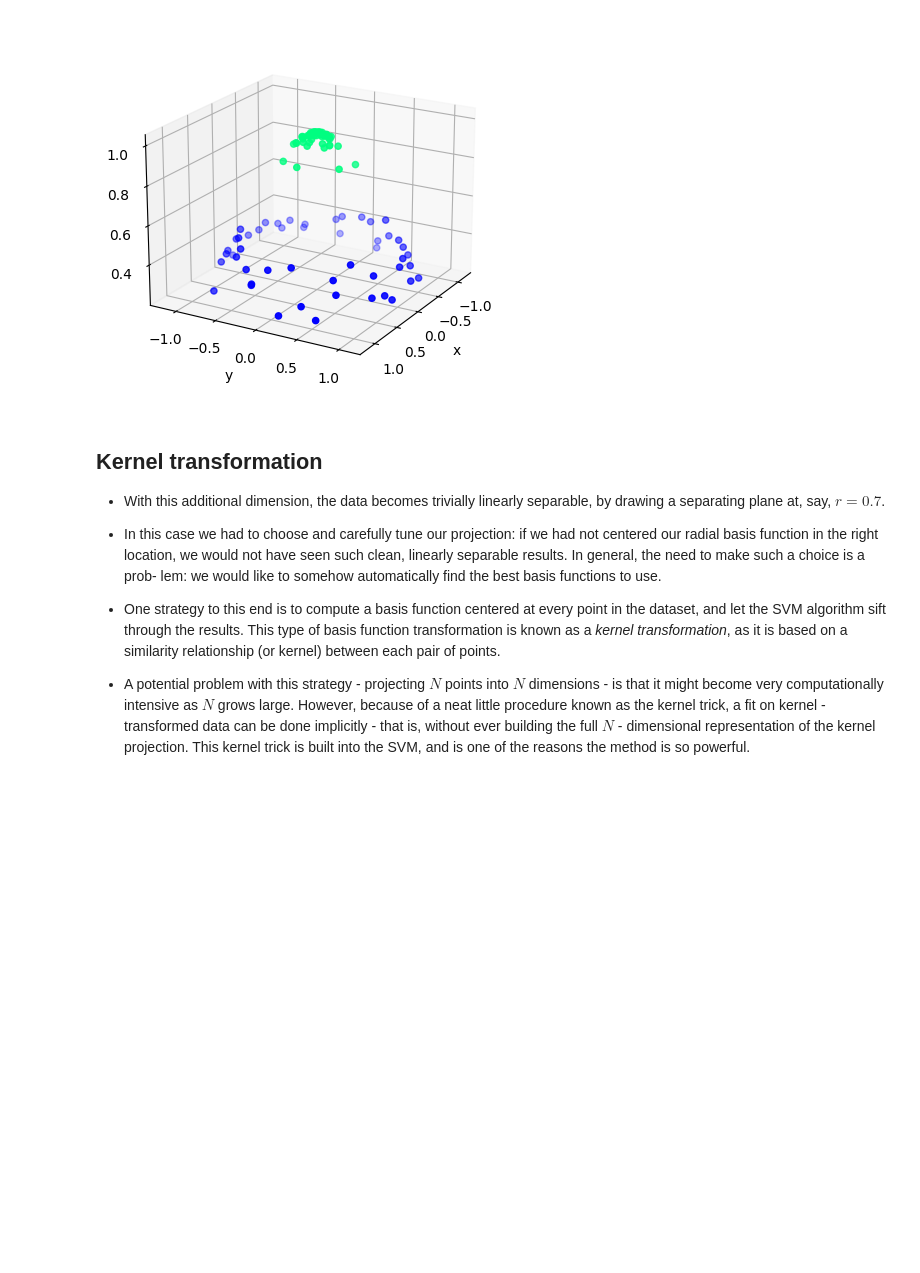
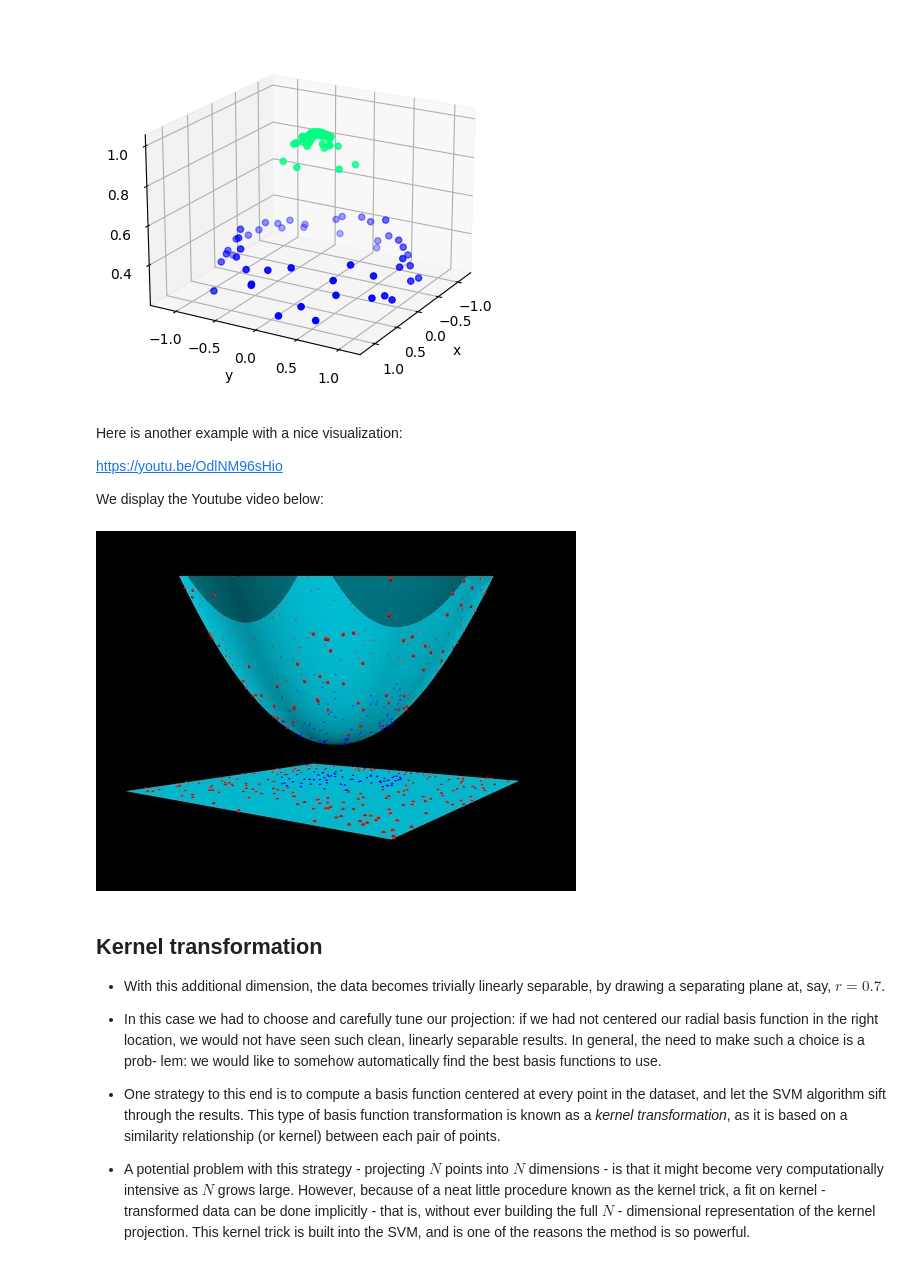
Before and after one commit to ssuzana/Machine-Learning-Notebooks, a Jupyter notebook: Support_Vector_Machines.ipynb, the cells around one changed output. Cells and saved outputs as stored; diff of their text form; code cells hidden in the pictures; blank space fills up the shorter version.

Commit message:
added Youtube video example with a nice visualization

```diff
--- a/Support_Vector_Machines.ipynb
+++ b/Support_Vector_Machines.ipynb
@@ -546,6 +547,17 @@ ax.set_ylabel('y')
 ax.set_zlabel('r');
 # %% [output]
 [figure]
+# %% [markdown]
+Here is another example with a nice visualization:
+
+https://youtu.be/OdlNM96sHio
+
+We display the Youtube video below:
+# %%
+from IPython.display import YouTubeVideo
+YouTubeVideo('OdlNM96sHio')
+# %% [output]
+[figure, added]
 # %% [markdown]
 ## Kernel transformation
 
```
Also changed, not shown: parts of 2 cells of this notebook.
